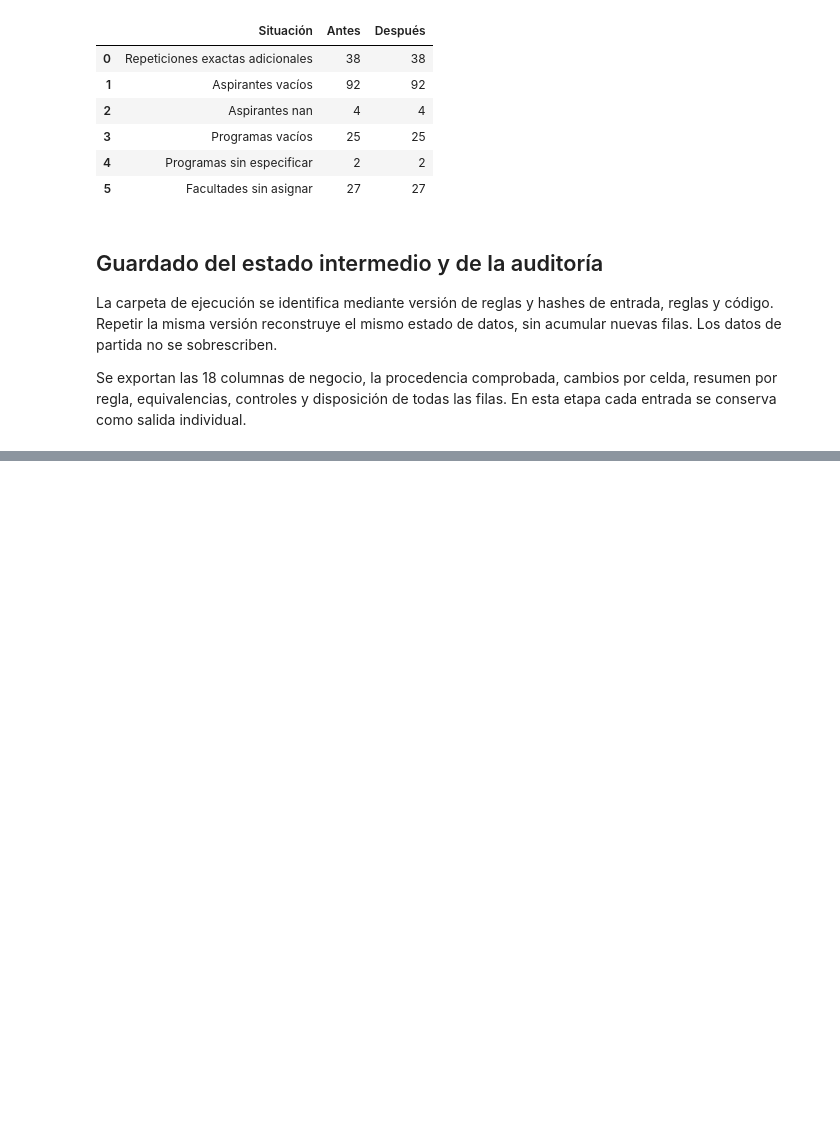
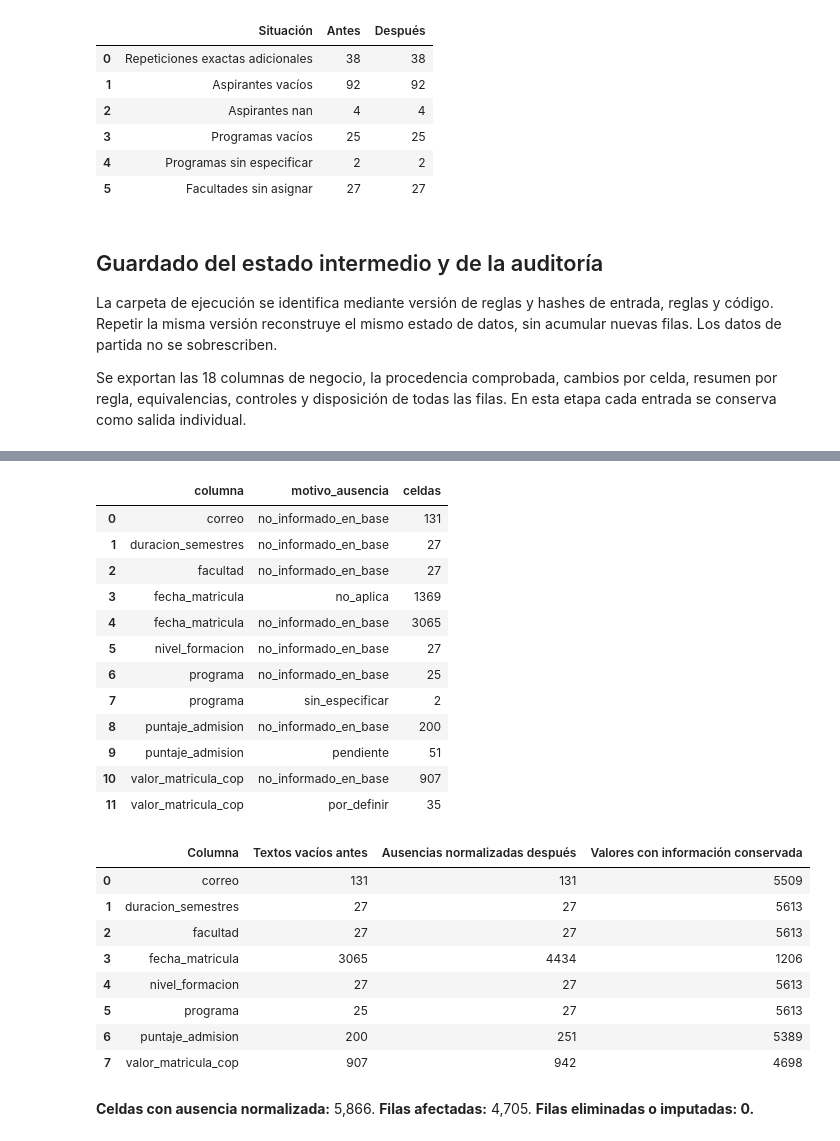
Before and after one commit to vivi-25-P/Analitica_Admisiones_Universitarias, a Jupyter notebook: notebooks/02_limpieza_base_unificada.ipynb, the cells around one changed output, grey strips where cells are left out. Drawn from its saved outputs; the diff is of its cells as text; code cells hidden in the pictures; blank space fills up the shorter version.

Commit message:
feat: tratar ausencias con trazabilidad en etapa L03

```diff
--- a/notebooks/02_limpieza_base_unificada.ipynb
+++ b/notebooks/02_limpieza_base_unificada.ipynb
@@ -506,0 +548,68 @@ Auditoría: reports/limpieza/ejecuciones/estandarizacion_v1_f77076f7d8_150bd123_
+# %%
+df_ausencias = entrada_l03.astype(object).copy(deep=True)
+cambios_l03 = []
+pasos_l03 = []
+for numero, columna in enumerate(HEADERS, 1):
+    valores = []
+    afectados = 0
+    for indice, valor in entrada_l03[columna].items():
+        motivo = motivo_ausencia(valor, columna)
+        if motivo is not None and motivo != 'ya_ausente':
+            valores.append(None)
+            afectados += 1
+            cambios_l03.append({'id_ejecucion': L03_ID, 'paso': 'L03', 'regla': f'A{numero:02d}',
+                'id_fila_entrada': ids_fila.loc[indice],
+                'registro_id': original.loc[indice, 'registro_id'], 'columna': columna,
+                'valor_anterior': valor, 'valor_posterior': None,
+                'tipo_anterior': 'texto vacío' if valor == '' else 'texto',
+                'tipo_posterior': 'ausente', 'motivo_ausencia': motivo,
+                'imputado': False})
+        else:
+            valores.append(valor)
+    df_ausencias[columna] = pd.Series(valores, index=entrada_l03.index, dtype=object)
+    pasos_l03.append({'id_ejecucion': L03_ID, 'paso': 'L03', 'regla': f'A{numero:02d}',
+        'columna': columna, 'filas_antes': N, 'filas_despues': len(df_ausencias),
+        'celdas_ausencia_normalizada': afectados, 'filas_excluidas': 0,
+        'repeticiones_consolidadas': 0, 'filas_imputadas': 0,
+        'tratamiento': 'Identificador sin cambios' if columna in AUS_RULES['columnas_excluidas']
+                       else 'Aplicación de reglas explícitas de ausencia'})
+
+audit_l03 = pd.DataFrame(cambios_l03)
+pasos_l03_df = pd.DataFrame(pasos_l03)
+motivos_l03 = (audit_l03.groupby(['columna', 'motivo_ausencia']).size()
+               .reset_index(name='celdas'))
+columnas_con_ausencias = motivos_l03['columna'].unique()
+comparacion_l03 = pd.DataFrame([{'Columna': c,
+    'Textos vacíos antes': int(entrada_l03[c].eq('').sum()),
+    'Ausencias normalizadas después': int(df_ausencias[c].isna().sum()),
+    'Valores con información conservada': int(df_ausencias[c].notna().sum())}
+    for c in columnas_con_ausencias])
+display(motivos_l03)
+display(comparacion_l03)
+display(Markdown(f"**Celdas con ausencia normalizada:** {len(audit_l03):,}. "
+    f"**Filas afectadas:** {audit_l03['id_fila_entrada'].nunique():,}. "
+    "**Filas eliminadas o imputadas: 0.**"))
+# %% [output]
+|  | columna | motivo_ausencia | celdas |
+| 0 | correo | no_informado_en_base | 131 |
+| 1 | duracion_semestres | no_informado_en_base | 27 |
+| 2 | facultad | no_informado_en_base | 27 |
+| 3 | fecha_matricula | no_aplica | 1369 |
+| 4 | fecha_matricula | no_informado_en_base | 3065 |
+| 5 | nivel_formacion | no_informado_en_base | 27 |
+| 6 | programa | no_informado_en_base | 25 |
+| 7 | programa | sin_especificar | 2 |
+| 8 | puntaje_admision | no_informado_en_base | 200 |
+| 9 | puntaje_admision | pendiente | 51 |
+| 10 | valor_matricula_cop | no_informado_en_base | 907 |
+| 11 | valor_matricula_cop | por_definir | 35 |
+|  | Columna | Textos vacíos antes | Ausencias normalizadas después | Valores con información conservada |
+| 0 | correo | 131 | 131 | 5509 |
+| 1 | duracion_semestres | 27 | 27 | 5613 |
+| 2 | facultad | 27 | 27 | 5613 |
+| 3 | fecha_matricula | 3065 | 4434 | 1206 |
+| 4 | nivel_formacion | 27 | 27 | 5613 |
+| 5 | programa | 25 | 27 | 5613 |
+| 6 | puntaje_admision | 200 | 251 | 5389 |
+| 7 | valor_matricula_cop | 907 | 942 | 4698 |
+**Celdas con ausencia normalizada:** 5,866. **Filas afectadas:** 4,705. **Filas eliminadas o imputadas: 0.**
```
Also changed, not shown: parts of 9 cells of this notebook, 31 other files.
